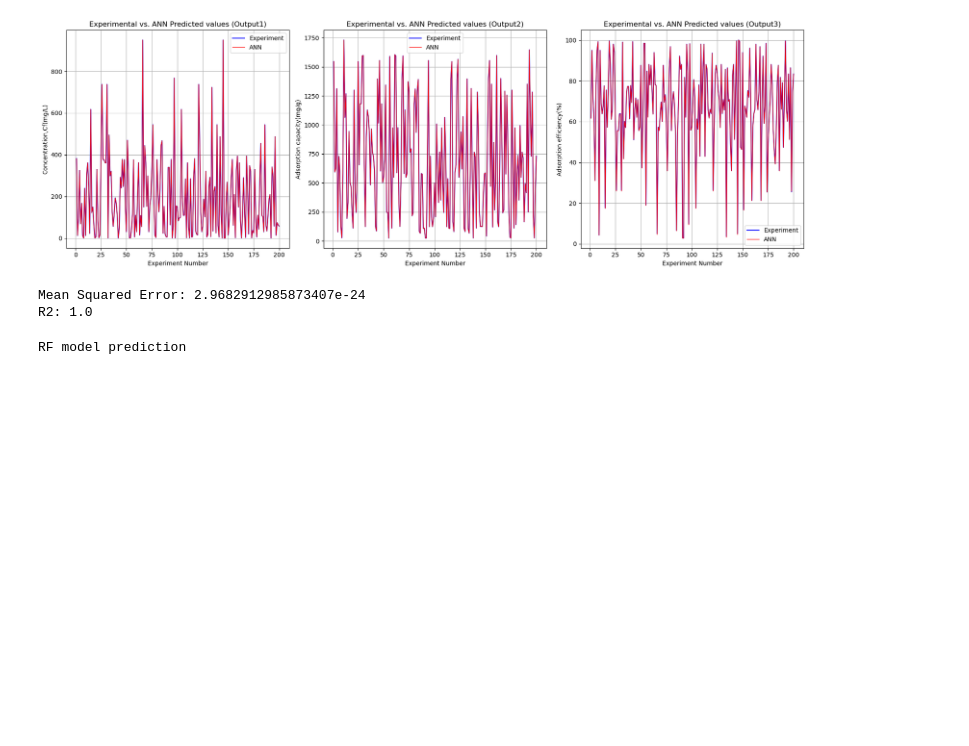
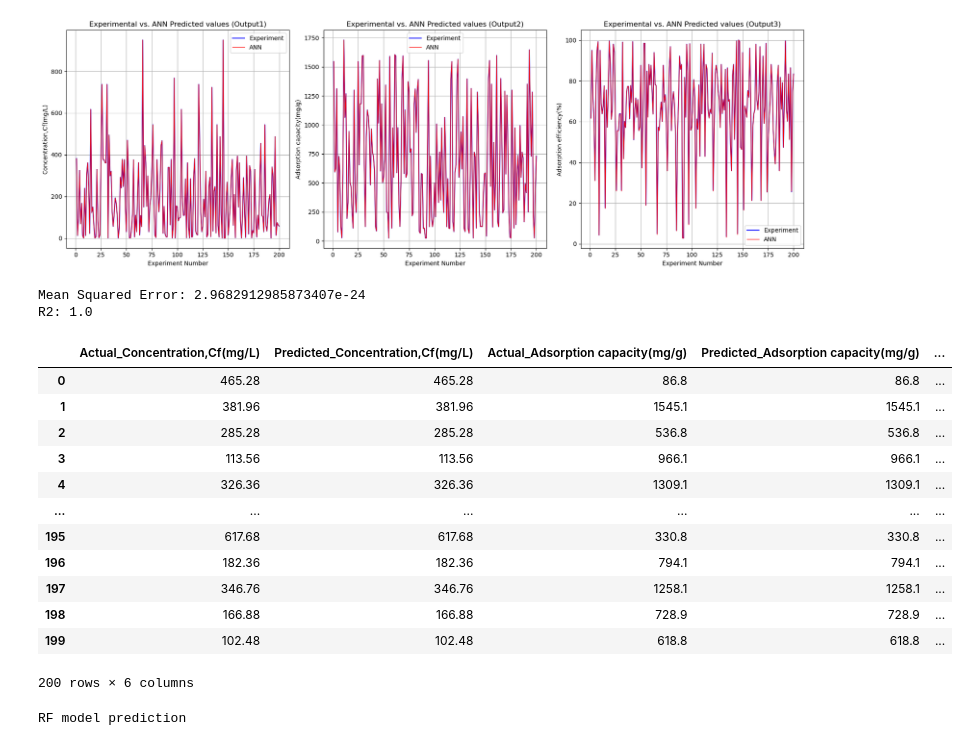
Before and after one commit to MominaAnees/sharing_github, a Jupyter notebook: ANN model of MR dye.ipynb, the cells around one changed output. Drawn from its saved outputs; the diff is of its cells as text; code cells hidden in the pictures; blank space fills up the shorter version.

```diff
--- a/ANN model of MR dye.ipynb
+++ b/ANN model of MR dye.ipynb
@@ -207,6 +324,30 @@ print("R2:", r2_score(y_test, y_pred, sample_weight=None, force_finite=True))
 # %% [output]
 Mean Squared Error: 2.9682912985873407e-24
 R2: 1.0
+# %%
+num_data_points_to_print = min(200, len(y_test))  # upto 200 data points
+
+output_df = pd.DataFrame({'Actual_Concentration,Cf(mg/L)': y_test.iloc[:num_data_points_to_print, 0].values,
+                          'Predicted_Concentration,Cf(mg/L)': y_pred[:num_data_points_to_print, 0],
+                          'Actual_Adsorption capacity(mg/g)': y_test.iloc[:num_data_points_to_print, 1].values,
+                          'Predicted_Adsorption capacity(mg/g)': y_pred[:num_data_points_to_print, 1],
+                          'Actual_Adsorption efficiency(%)': y_test.iloc[:num_data_points_to_print, 2].values,
+                          'Predicted_Adsorption efficiency(%)': y_pred[:num_data_points_to_print, 2]})
+output_df
+# %% [output]
+|  | Actual_Concentration,Cf(mg/L) | Predicted_Concentration,Cf(mg/L) | Actual_Adsorption capacity(mg/g) | Predicted_Adsorption capacity(mg/g) | ... |
+| 0 | 465.28 | 465.28 | 86.8 | 86.8 | ... |
+| 1 | 381.96 | 381.96 | 1545.1 | 1545.1 | ... |
+| 2 | 285.28 | 285.28 | 536.8 | 536.8 | ... |
+| 3 | 113.56 | 113.56 | 966.1 | 966.1 | ... |
+| 4 | 326.36 | 326.36 | 1309.1 | 1309.1 | ... |
+| ... | ... | ... | ... | ... | ... |
+| 195 | 617.68 | 617.68 | 330.8 | 330.8 | ... |
+| 196 | 182.36 | 182.36 | 794.1 | 794.1 | ... |
+| 197 | 346.76 | 346.76 | 1258.1 | 1258.1 | ... |
+| 198 | 166.88 | 166.88 | 728.9 | 728.9 | ... |
+| 199 | 102.48 | 102.48 | 618.8 | 618.8 | ... |
+200 rows × 6 columns
 # %%
 sns.set_theme(style='darkgrid')
 df = pd.read_excel('predicted_data_with_inputs_RF.xlsx')
```
Also changed, not shown: parts of 12 cells of this notebook.
